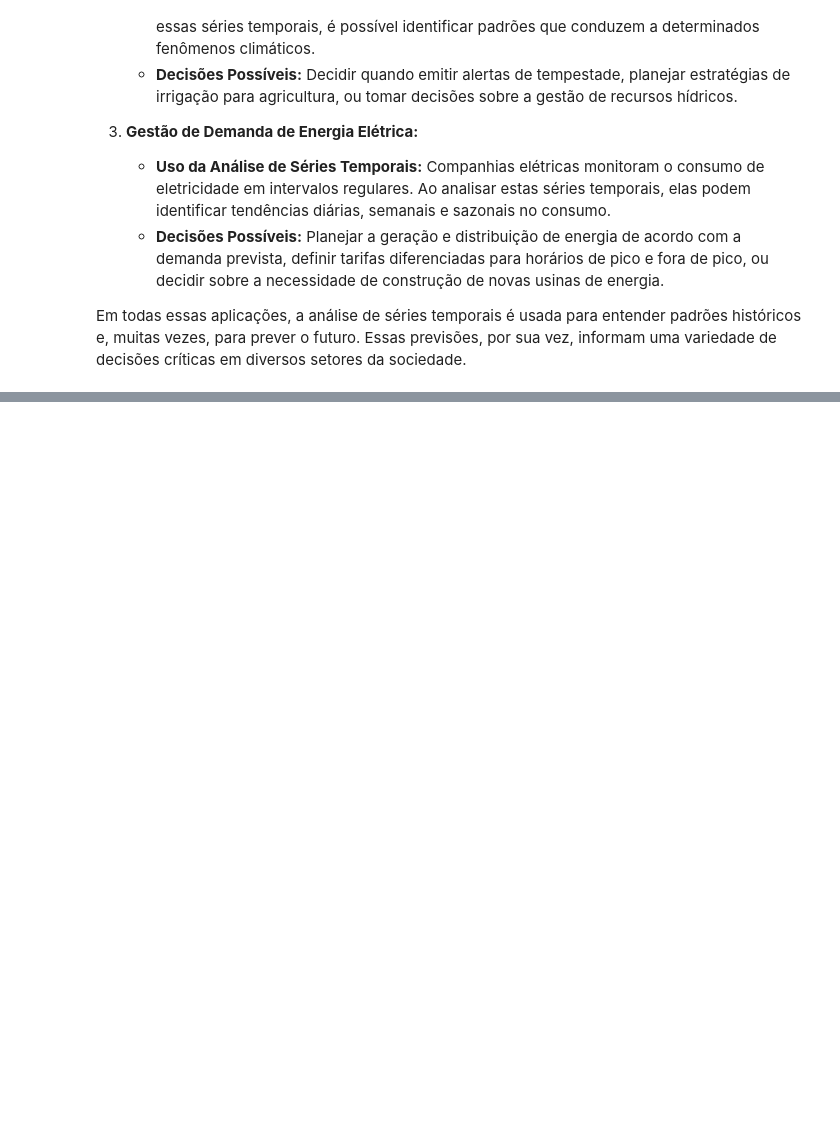
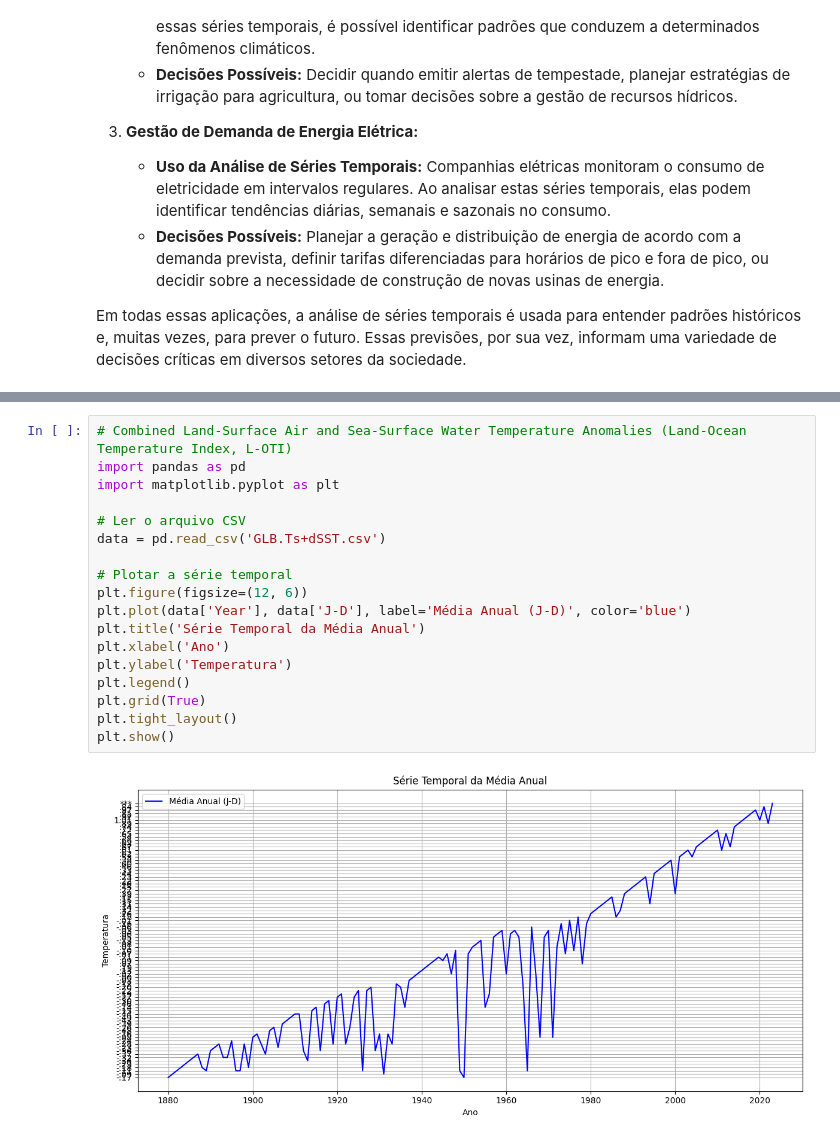
Before and after one commit to alexandrefortes/series-temporais, a Jupyter notebook: Lista de Exercicios 01.ipynb, the cells around one changed output, grey strips where cells are left out. Drawn from its saved outputs; the diff is of its cells as text; blank space fills up the shorter version.

```diff
--- a/Lista de Exercicios 01.ipynb
+++ b/Lista de Exercicios 01.ipynb
@@ -93,0 +72,20 @@ Essas etapas formam a base para uma análise inicial dos dados de séries tempor
+# %%
+# Combined Land-Surface Air and Sea-Surface Water Temperature Anomalies (Land-Ocean Temperature Index, L-OTI)
+import pandas as pd
+import matplotlib.pyplot as plt
+
+# Ler o arquivo CSV
+data = pd.read_csv('GLB.Ts+dSST.csv')
+
+# Plotar a série temporal
+plt.figure(figsize=(12, 6))
+plt.plot(data['Year'], data['J-D'], label='Média Anual (J-D)', color='blue')
+plt.title('Série Temporal da Média Anual')
+plt.xlabel('Ano')
+plt.ylabel('Temperatura')
+plt.legend()
+plt.grid(True)
+plt.tight_layout()
+plt.show()
+# %% [output]
+[figure, added]
```
Also changed, not shown: parts of 13 cells of this notebook, 5 other files.
